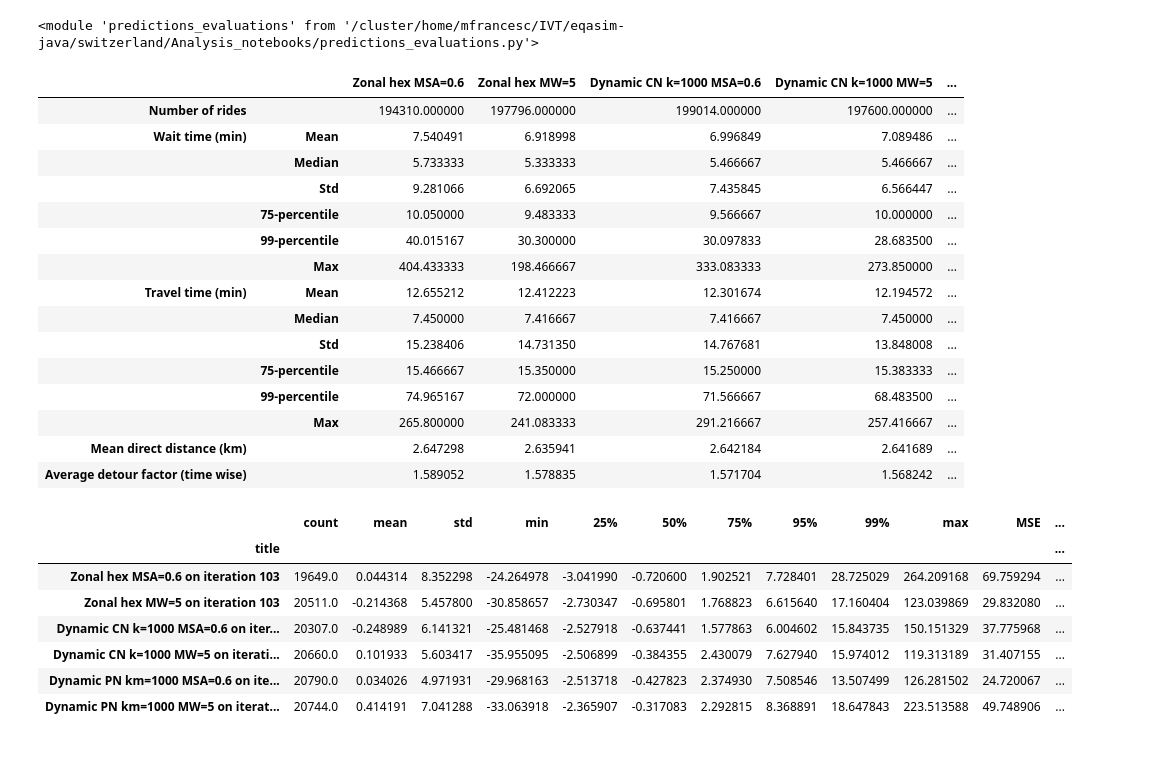
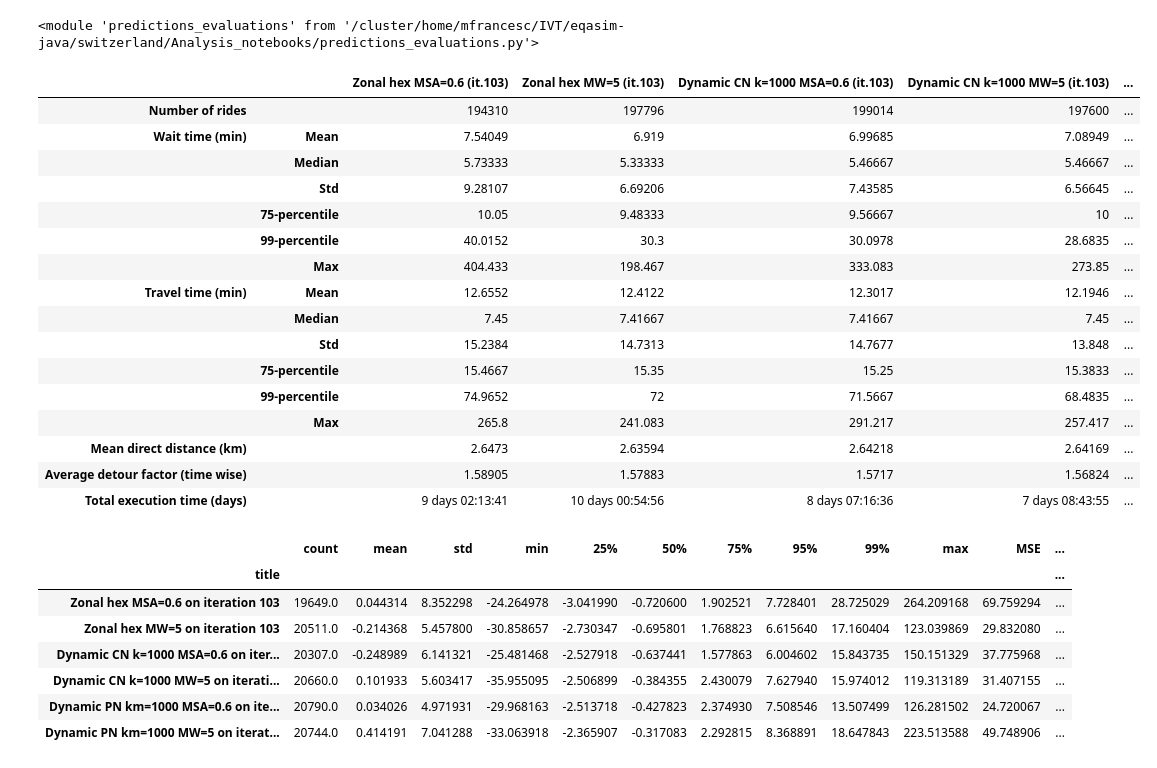
Before and after one commit to Sx-ETH/eqasim-java, a Jupyter notebook: switzerland/Analysis_notebooks/Smoothing_analysis.ipynb, the cells around one changed output. Cells and saved outputs as stored; diff of their text form; code cells hidden in the pictures.

```diff
--- a/switzerland/Analysis_notebooks/Smoothing_analysis.ipynb
+++ b/switzerland/Analysis_notebooks/Smoothing_analysis.ipynb
@@ -49,22 +40,3 @@ last_iter_dict = {
-# %%
-display(plotting_utils.get_multiple_stats_table(last_iter_dict))
-# %% [output]
-|  |  | Zonal hex MSA=0.6 | Zonal hex MW=5 | Dynamic CN k=1000 MSA=0.6 | Dynamic CN k=1000 MW=5 | ... |
-| Number of rides |  | 194310.000000 | 197796.000000 | 199014.000000 | 197600.000000 | ... |
-| Wait time (min) | Mean | 7.540491 | 6.918998 | 6.996849 | 7.089486 | ... |
-|  | Median | 5.733333 | 5.333333 | 5.466667 | 5.466667 | ... |
-|  | Std | 9.281066 | 6.692065 | 7.435845 | 6.566447 | ... |
-|  | 75-percentile | 10.050000 | 9.483333 | 9.566667 | 10.000000 | ... |
-|  | 99-percentile | 40.015167 | 30.300000 | 30.097833 | 28.683500 | ... |
-|  | Max | 404.433333 | 198.466667 | 333.083333 | 273.850000 | ... |
-| Travel time (min) | Mean | 12.655212 | 12.412223 | 12.301674 | 12.194572 | ... |
-|  | Median | 7.450000 | 7.416667 | 7.416667 | 7.450000 | ... |
-|  | Std | 15.238406 | 14.731350 | 14.767681 | 13.848008 | ... |
-|  | 75-percentile | 15.466667 | 15.350000 | 15.250000 | 15.383333 | ... |
-|  | 99-percentile | 74.965167 | 72.000000 | 71.566667 | 68.483500 | ... |
-|  | Max | 265.800000 | 241.083333 | 291.216667 | 257.416667 | ... |
-| Mean direct distance (km) |  | 2.647298 | 2.635941 | 2.642184 | 2.641689 | ... |
-| Average detour factor (time wise) |  | 1.589052 | 1.578835 | 1.571704 | 1.568242 | ... |
 # %%
 plot_list = [
     ('Zonal hex MSA=0.6', data_zonal_hex_MSA06, last_iter),
@@ -74,6 +46,26 @@ plot_list = [
     ('Dynamic PN km=1000 MSA=0.6', data_dynamic_PN_km1000_MSA06, last_iter),
     ('Dynamic PN km=1000 MW=5', data_dynamic_PN_km1000_MW5, last_iter)
 ]
+# %%
+display(plotting_utils.get_multiple_stats_table(plot_list))
+# %% [output]
+|  |  | Zonal hex MSA=0.6 (it.103) | Zonal hex MW=5 (it.103) | Dynamic CN k=1000 MSA=0.6 (it.103) | Dynamic CN k=1000 MW=5 (it.103) | ... |
+| Number of rides |  | 194310 | 197796 | 199014 | 197600 | ... |
+| Wait time (min) | Mean | 7.54049 | 6.919 | 6.99685 | 7.08949 | ... |
+|  | Median | 5.73333 | 5.33333 | 5.46667 | 5.46667 | ... |
+|  | Std | 9.28107 | 6.69206 | 7.43585 | 6.56645 | ... |
+|  | 75-percentile | 10.05 | 9.48333 | 9.56667 | 10 | ... |
+|  | 99-percentile | 40.0152 | 30.3 | 30.0978 | 28.6835 | ... |
+|  | Max | 404.433 | 198.467 | 333.083 | 273.85 | ... |
+| Travel time (min) | Mean | 12.6552 | 12.4122 | 12.3017 | 12.1946 | ... |
+|  | Median | 7.45 | 7.41667 | 7.41667 | 7.45 | ... |
+|  | Std | 15.2384 | 14.7313 | 14.7677 | 13.848 | ... |
+|  | 75-percentile | 15.4667 | 15.35 | 15.25 | 15.3833 | ... |
+|  | 99-percentile | 74.9652 | 72 | 71.5667 | 68.4835 | ... |
+|  | Max | 265.8 | 241.083 | 291.217 | 257.417 | ... |
+| Mean direct distance (km) |  | 2.6473 | 2.63594 | 2.64218 | 2.64169 | ... |
+| Average detour factor (time wise) |  | 1.58905 | 1.57883 | 1.5717 | 1.56824 | ... |
+| Total execution time (days) |  | 9 days 02:13:41 | 10 days 00:54:56 | 8 days 07:16:36 | 7 days 08:43:55 | ... |
 # %%
 waitTime_pred_stats = predictions_evaluations.plot_multiple_actual_vs_fitted(plot_list, 'waitTime')
 # %% [output]
```
Also changed, not shown: parts of 8 cells of this notebook, 3 other files.
